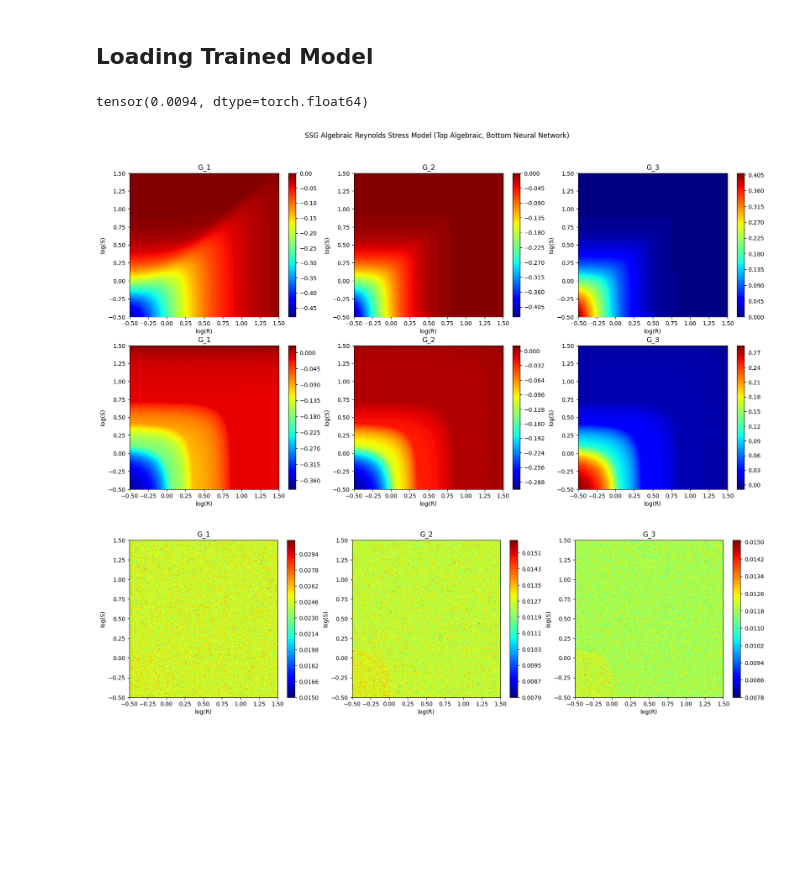
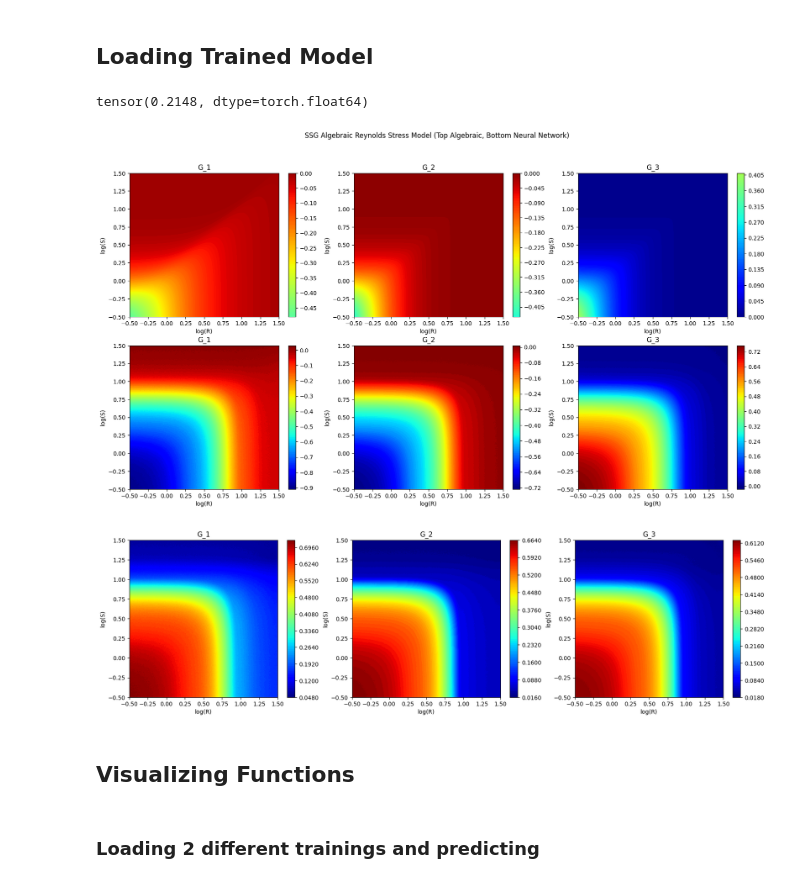
Before and after one commit to Crashprn/UncertaintyQuantification, a Jupyter notebook: Bayes_Train_SVI.ipynb, the cells around one changed output. Saved outputs shown, nothing was run; the diff lists cells and outputs as text; code cells hidden in the pictures; blank space fills up the shorter version.

```diff
--- a/Bayes_Train_SVI.ipynb
+++ b/Bayes_Train_SVI.ipynb
@@ -157,45 +161,48 @@ save_pyro_model(model, guide, "Model_Checkpoints")
 # %%
 model = TurbulenceNetworkBayesian(**model_params)
 
-model, guide = load_pyro_model(model, "Model_Checkpoints", device)
+model, guide = load_pyro_model(model, "Model_Checkpoints", device, chkpt_name='pyro2')
 
 
-parameters = pyro.get_param_store()
 model = model.to(device)
 guide = guide.to(device)
 # %%
 dim = 700
 x_grid, y_grid = np.meshgrid(np.linspace(*log, dim),np.linspace(*log, dim))
 eta1 = (10**x_grid.flatten())**2
 eta2 = (10**y_grid.flatten())**2
 
 gen = TurbulenceClosureDataGenerator(model="SSG", type='torch')
 etas, G_s = gen(eta1, eta2)
 target = G_s
 
 model.data_size = etas.shape[0]
 etas = x_scaler.transform(etas)
 
 predictive = Predictive(model, guide=guide, num_samples=100, return_sites=("obs",))
 
 pred = predictive(torch.tensor(etas, dtype=torch.float32).to(device))['obs']
 
 for i in range(pred.shape[0]):
     pred[i] = torch.tensor(y_scaler.inverse_transform(pred[i].cpu().detach().numpy())).to(device)
 
 pred_mean = torch.mean(pred, axis=0).detach().cpu()
 pred_std = torch.std(pred, axis=0).detach().cpu()
 
 del pred
 del predictive
 torch.cuda.empty_cache()
 
 print(torch.mean(torch.abs(torch.tensor(target) - pred_mean)))
 
-plot_heat_map_compare(x_grid, y_grid, target.T.reshape(3, dim, dim), pred_mean.T.reshape(3, dim, dim))
+plot_heat_map_compare(x_grid, y_grid, target.T.reshape(3, dim, dim), pred_mean.T.reshape(3, dim, dim).numpy())
 
-plot_heat_map_3D(x_grid, y_grid, pred_std.T.reshape(3, dim, dim))
+plot_heat_map_3D(x_grid, y_grid, pred_std.T.reshape(3, dim, dim).numpy())
 # %% [output]
-tensor(0.0094, dtype=torch.float64)
+tensor(0.2148, dtype=torch.float64)
-[figure, old version]
+[figure, new version]
-[figure, old version]
+[figure, new version]
+# %% [markdown]
+## Visualizing Functions
+# %% [markdown]
+### Loading 2 different trainings and predicting
```
Also changed, not shown: parts of 8 cells of this notebook, 7 other files.
